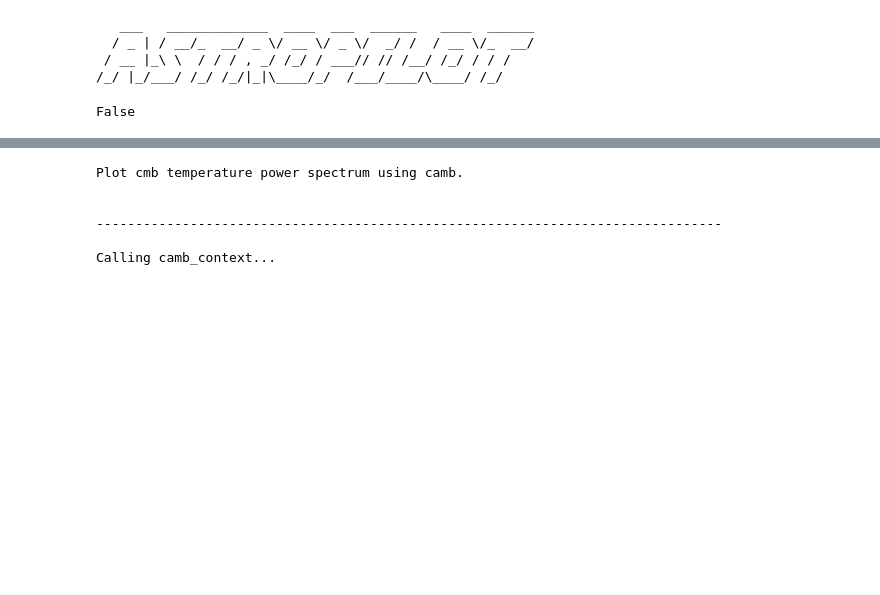
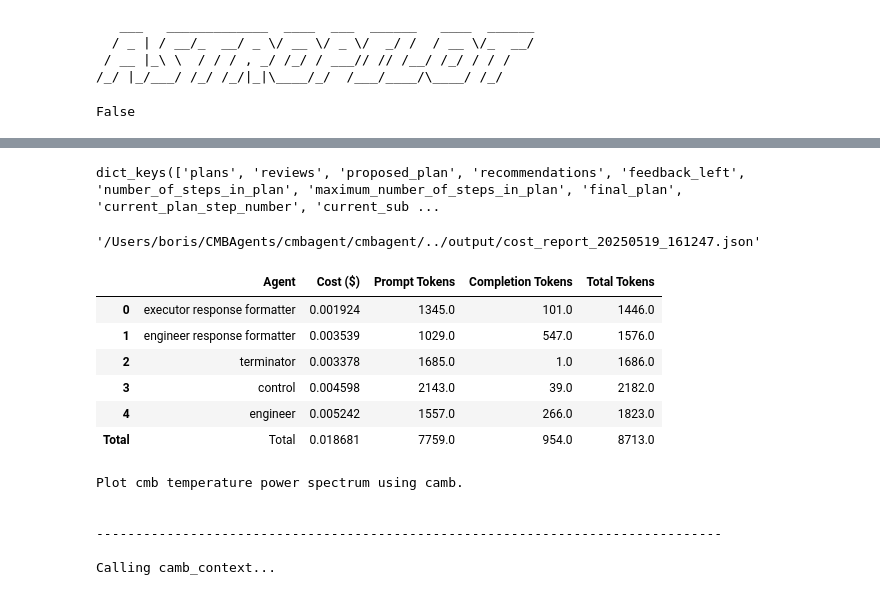
Before and after one commit to CMBAgents/cmbagent, a Jupyter notebook: docs/notebooks/cmbagent_beta3_compute_cls_camb_context.ipynb, the cells around one changed output, grey strips where cells are left out. Saved outputs shown, nothing was run; the diff lists cells and outputs as text; code cells hidden in the pictures; blank space fills up the shorter version.

Commit message:
pushing cost saving update

```diff
--- a/docs/notebooks/cmbagent_beta3_compute_cls_camb_context.ipynb
+++ b/docs/notebooks/cmbagent_beta3_compute_cls_camb_context.ipynb
@@ -22 +22,6 @@ Plot cmb temperature power spectrum using camb.
 """
+# %%
+results = cmbagent.one_shot(task,
+                   max_rounds=20,
+                   agent='engineer',
+                  )
@@ -23,3 +133,21 @@ Plot cmb temperature power spectrum using camb.
+# %%
+results['final_context'].keys()
+# %% [output]
+dict_keys(['plans', 'reviews', 'proposed_plan', 'recommendations', 'feedback_left', 'number_of_steps_in_plan', 'maximum_number_of_steps_in_plan', 'final_plan', 'current_plan_step_number', 'current_sub ...
+# %%
+results['final_context']['cost_report_path']
+# %% [output]
+'/Users/boris/CMBAgents/cmbagent/cmbagent/../output/cost_report_20250519_161247.json'
+# %%
+results['final_context']['cost_dataframe']
+# %% [output]
+|  | Agent | Cost ($) | Prompt Tokens | Completion Tokens | Total Tokens |
+| 0 | executor response formatter | 0.001924 | 1345.0 | 101.0 | 1446.0 |
+| 1 | engineer response formatter | 0.003539 | 1029.0 | 547.0 | 1576.0 |
+| 2 | terminator | 0.003378 | 1685.0 | 1.0 | 1686.0 |
+| 3 | control | 0.004598 | 2143.0 | 39.0 | 2182.0 |
+| 4 | engineer | 0.005242 | 1557.0 | 266.0 | 1823.0 |
+| Total | Total | 0.018681 | 7759.0 | 954.0 | 8713.0 |
 # %%
 results = cmbagent.one_shot(task,
                    max_rounds=20,
```
Also changed, not shown: parts of 2 cells of this notebook, 1 other file.
